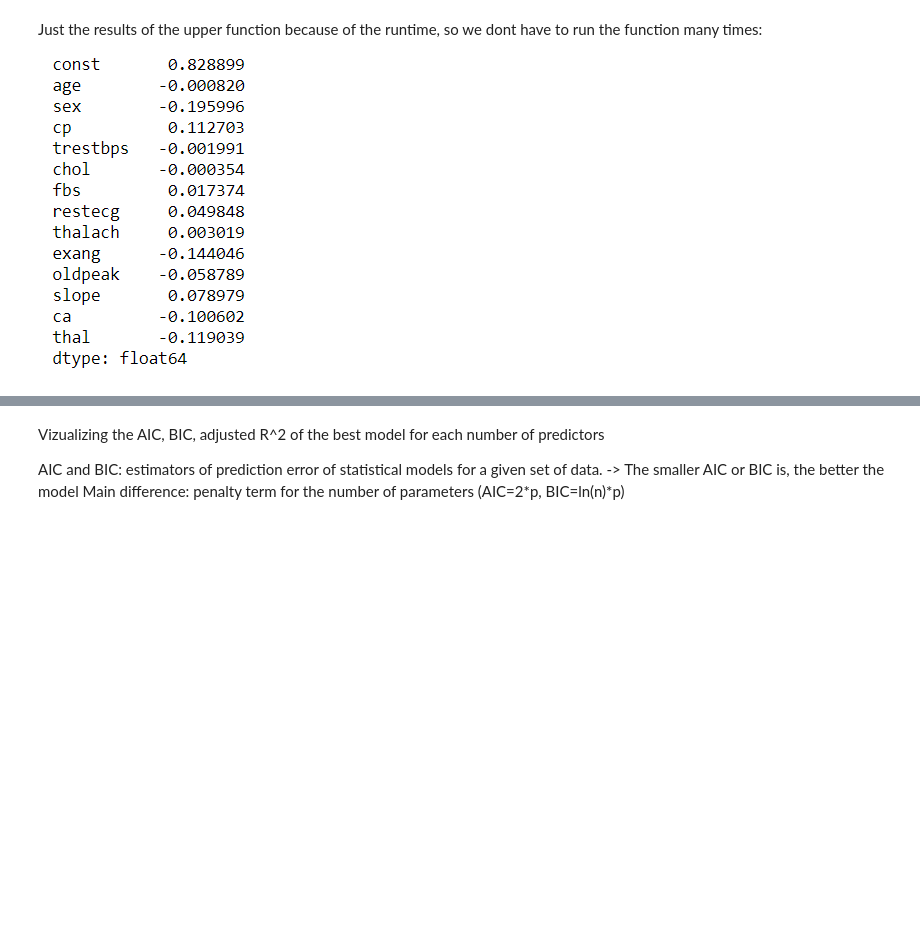
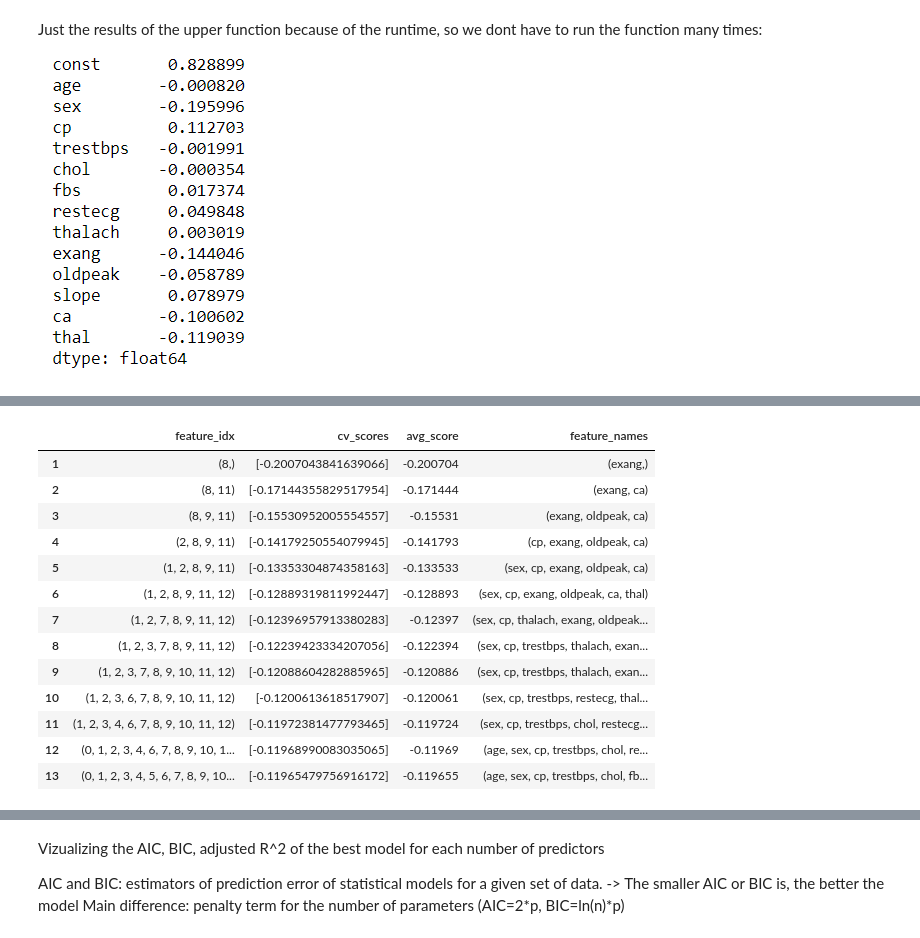
Before and after one commit to trs96/MLDA, a Jupyter notebook: Project.ipynb, the cells around one changed output, grey strips where cells are left out. Drawn from its saved outputs; the diff is of its cells as text; code cells hidden in the pictures; blank space fills up the shorter version.

```diff
--- a/Project.ipynb
+++ b/Project.ipynb
@@ -520,0 +589,42 @@ Text(0, 0.5, 'Predictor')
+# %%
+# importing the necessary libraries
+from mlxtend.feature_selection import SequentialFeatureSelector as SFS
+from sklearn.linear_model import LinearRegression
+from mlxtend.plotting import plot_sequential_feature_selection as plot_sfs
+from sklearn.linear_model import LogisticRegression
+from sklearn.svm import SVC
+import warnings
+
+warnings.filterwarnings("ignore")
+
+
+# Sequential Forward Selection(sfs)
+sfs = SFS(
+    LinearRegression(),
+    k_features=13,
+    forward=True,
+    floating=False,
+    scoring="neg_mean_squared_error",
+    cv=0,
+)
+dt = df
+X = dt.drop("target", 1)
+y = dt["target"]
+sfs = sfs.fit(X, y)
+df_SFS_results = pd.DataFrame(sfs.subsets_).transpose()
+df_SFS_results
+# %% [output]
+|  | feature_idx | cv_scores | avg_score | feature_names |
+| 1 | (8,) | [-0.2007043841639066] | -0.200704 | (exang,) |
+| 2 | (8, 11) | [-0.17144355829517954] | -0.171444 | (exang, ca) |
+| 3 | (8, 9, 11) | [-0.15530952005554557] | -0.15531 | (exang, oldpeak, ca) |
+| 4 | (2, 8, 9, 11) | [-0.14179250554079945] | -0.141793 | (cp, exang, oldpeak, ca) |
+| 5 | (1, 2, 8, 9, 11) | [-0.13353304874358163] | -0.133533 | (sex, cp, exang, oldpeak, ca) |
+| 6 | (1, 2, 8, 9, 11, 12) | [-0.12889319811992447] | -0.128893 | (sex, cp, exang, oldpeak, ca, thal) |
+| 7 | (1, 2, 7, 8, 9, 11, 12) | [-0.12396957913380283] | -0.12397 | (sex, cp, thalach, exang, oldpeak... |
+| 8 | (1, 2, 3, 7, 8, 9, 11, 12) | [-0.12239423334207056] | -0.122394 | (sex, cp, trestbps, thalach, exan... |
+| 9 | (1, 2, 3, 7, 8, 9, 10, 11, 12) | [-0.12088604282885965] | -0.120886 | (sex, cp, trestbps, thalach, exan... |
+| 10 | (1, 2, 3, 6, 7, 8, 9, 10, 11, 12) | [-0.1200613618517907] | -0.120061 | (sex, cp, trestbps, restecg, thal... |
+| 11 | (1, 2, 3, 4, 6, 7, 8, 9, 10, 11, 12) | [-0.11972381477793465] | -0.119724 | (sex, cp, trestbps, chol, restecg... |
+| 12 | (0, 1, 2, 3, 4, 6, 7, 8, 9, 10, 1... | [-0.11968990083035065] | -0.11969 | (age, sex, cp, trestbps, chol, re... |
+| 13 | (0, 1, 2, 3, 4, 5, 6, 7, 8, 9, 10... | [-0.11965479756916172] | -0.119655 | (age, sex, cp, trestbps, chol, fb... |
```
Also changed, not shown: parts of 18 cells of this notebook.
